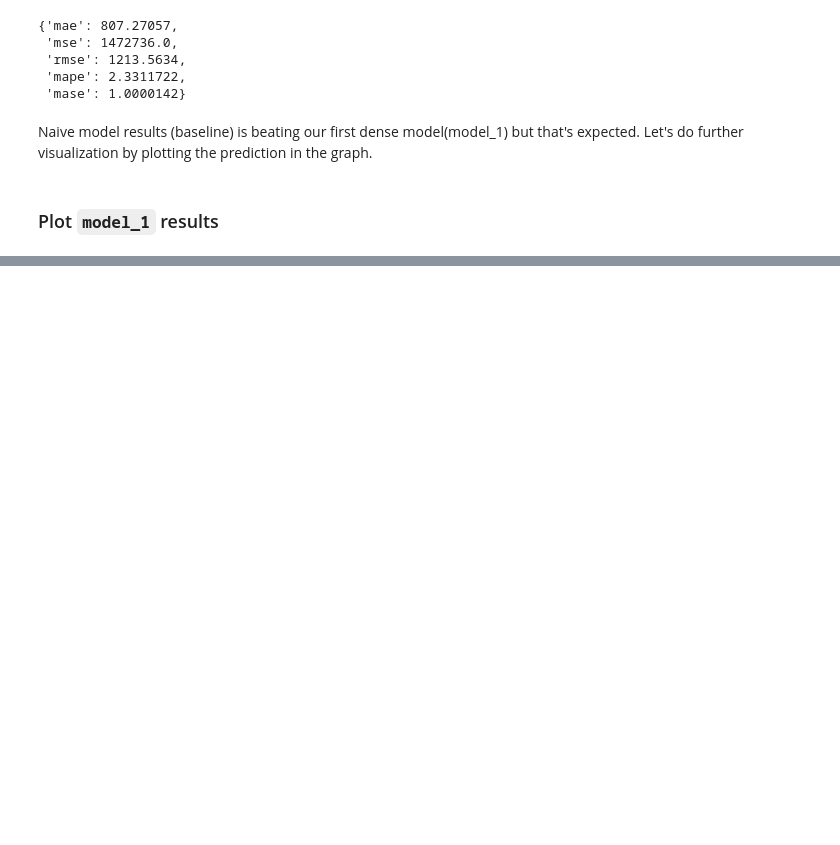
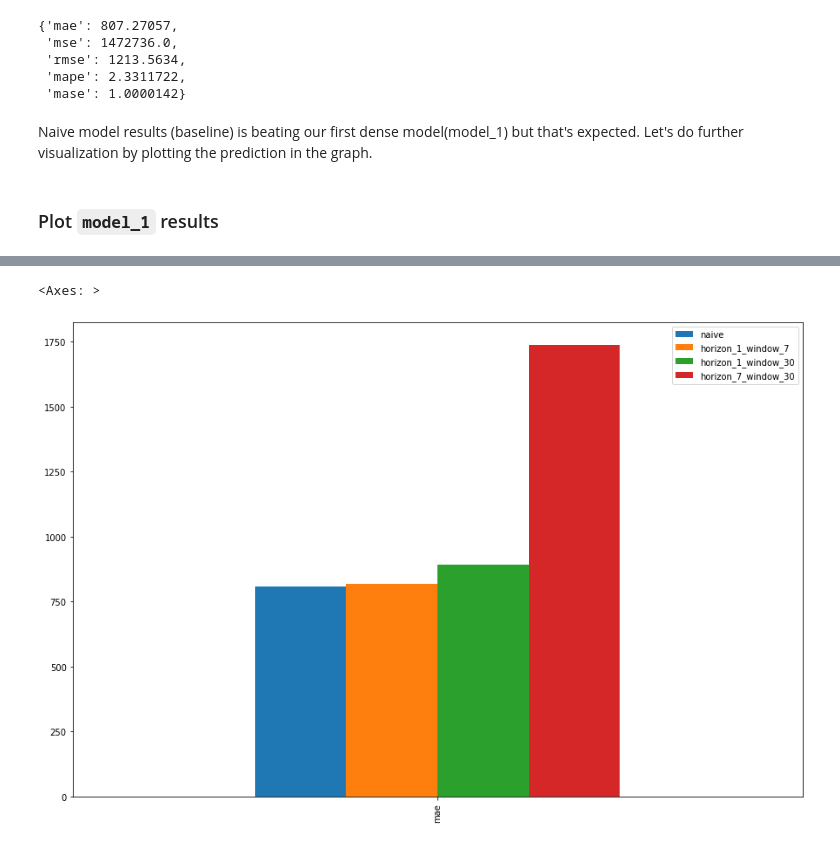
Before and after one commit to SaketMunda/time-series-with-tensorflow, a Jupyter notebook: time_series_with_tensorflow_bitpredict.ipynb, the cells around one changed output, grey strips where cells are left out. Drawn from its saved outputs; the diff is of its cells as text; code cells hidden in the pictures; blank space fills up the shorter version.

```diff
--- a/time_series_with_tensorflow_bitpredict.ipynb
+++ b/time_series_with_tensorflow_bitpredict.ipynb
@@ -742,0 +997,25 @@ With our current model setup, we've to make forecasts for the future.
+# %%
+def evaluate_preds(y_true, y_pred):
+  y_true = tf.cast(y_true, tf.float32)
+  y_pred = tf.cast(y_pred, tf.float32)
+
+  # Calculate the metrics
+  mae = tf.keras.metrics.mean_absolute_error(y_true, y_pred)
+  mse = tf.keras.metrics.mean_squared_error(y_true, y_pred)
+  rmse = tf.sqrt(mse)
+  mape = tf.keras.metrics.mean_absolute_percentage_error(y_true, y_pred)
+  mase = mean_absolute_scaled_error(y_true, y_pred)
+
+  # If horizon is greater than 1
+  if mae.ndim > 0:
+    mae = tf.reduce_mean(mae)
+    mse = tf.reduce_mean(mse)
+    rmse = tf.reduce_mean(rmse)
+    mape = tf.reduce_mean(mape)
+    mase = tf.reduce_mean(mase)
+
+  return {"mae": mae.numpy(),
+          "mse": mse.numpy(),
+          "rmse": rmse.numpy(),
+          "mape": mape.numpy(),
+          "mase": mase.numpy()}
@@ -742,0 +1024,3 @@ With our current model setup, we've to make forecasts for the future.
+# %%
+model_3_results = evaluate_preds(test_labels, model_3_preds)
+model_3_results
@@ -742,0 +1071,8 @@ With our current model setup, we've to make forecasts for the future.
+# %%
+pd.DataFrame({"naive":naive_results['mae'],
+              "horizon_1_window_7":model_1_results['mae'],
+              'horizon_1_window_30': model_2_results['mae'],
+              'horizon_7_window_30': model_3_results['mae']}, index=["mae"]).plot(kind='bar', figsize=(15,10))
+# %% [output]
+<Axes: >
+[figure, added]
```
Also changed, not shown: parts of 41 cells of this notebook.
